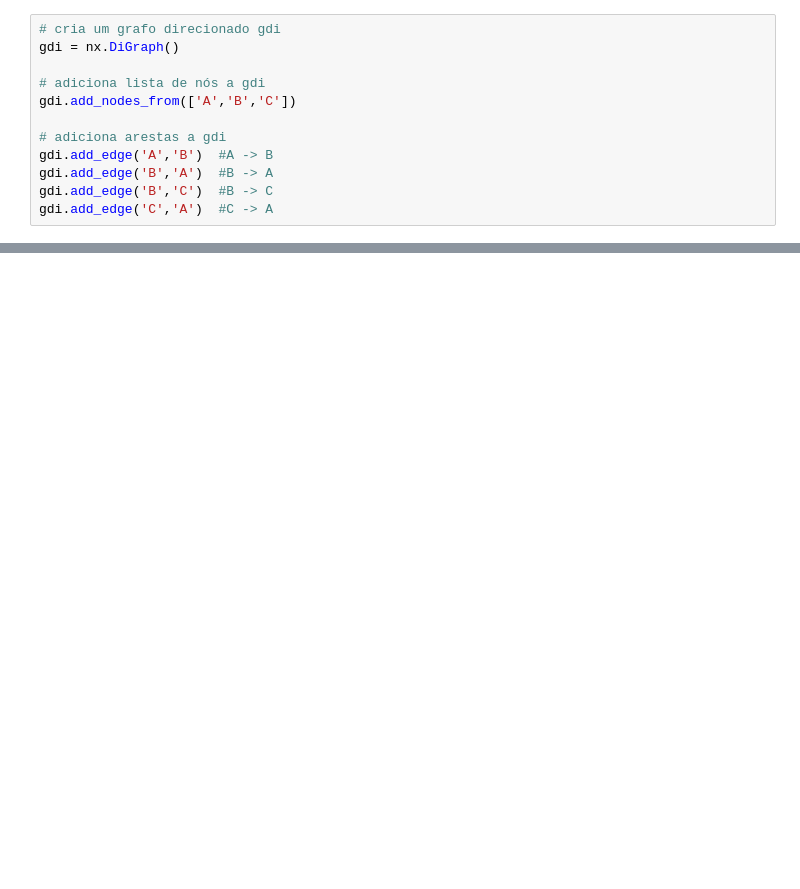
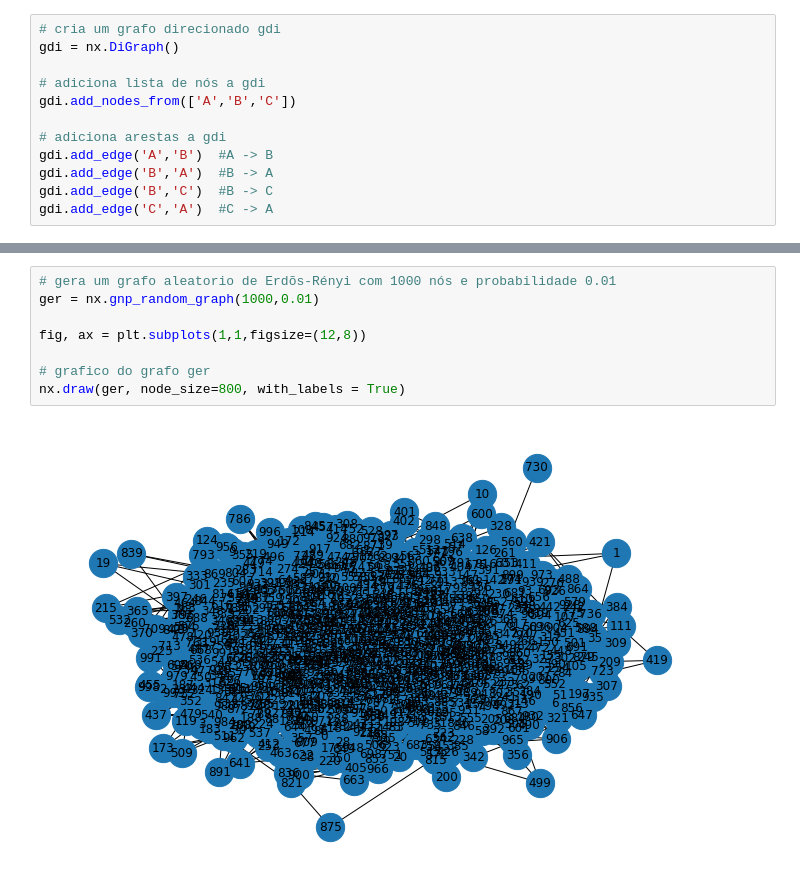
Before and after one commit to jesusossian/minicurso_sbpo2024, a Jupyter notebook: complex_network.ipynb, the cells around one changed output, grey strips where cells are left out. Cells and saved outputs as stored; diff of their text form; blank space fills up the shorter version.

```diff
--- a/complex_network.ipynb
+++ b/complex_network.ipynb
@@ -231,0 +311,10 @@ print(f"re(gdi) = {nx.reciprocity(gdi)}")
+# %%
+# gera um grafo aleatorio de Erdõs-Rényi com 1000 nós e probabilidade 0.01
+ger = nx.gnp_random_graph(1000,0.01)
+
+fig, ax = plt.subplots(1,1,figsize=(12,8))
+
+# grafico do grafo ger
+nx.draw(ger, node_size=800, with_labels = True)
+# %% [output]
+[figure, added]
```
Also changed, not shown: parts of 78 cells of this notebook, 6 other files.
